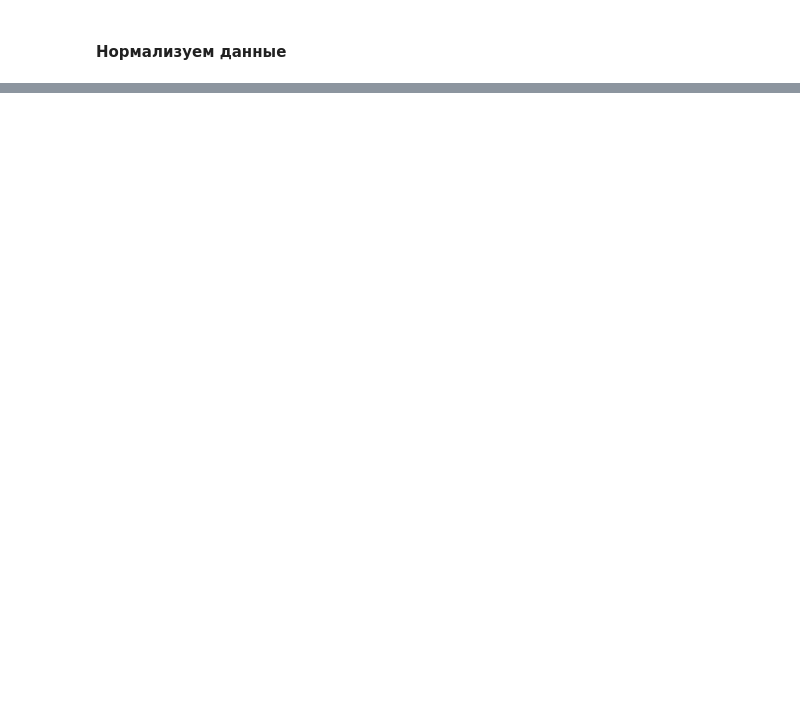
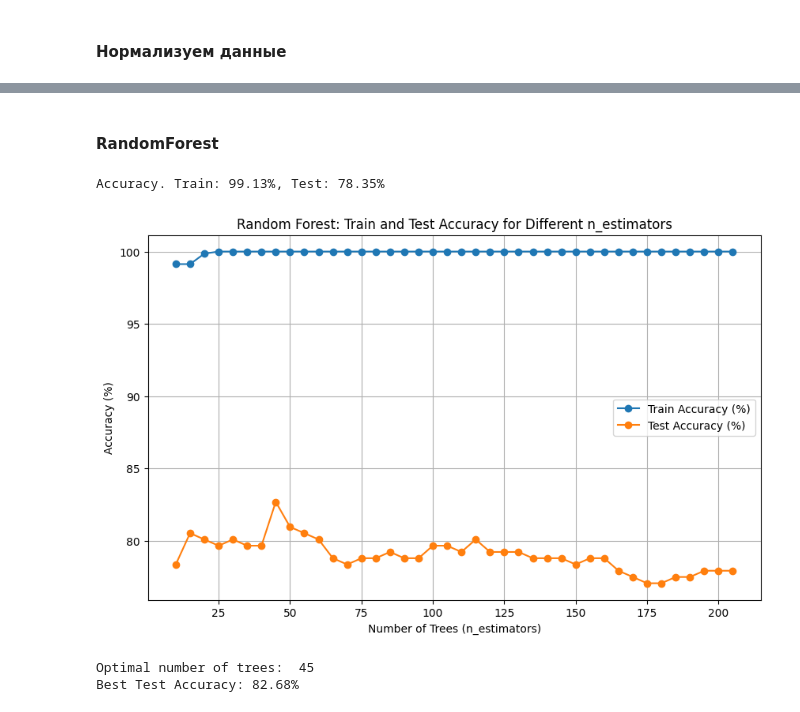
Before and after one commit to emilien-gus/Machine-Learning-course, a Jupyter notebook: startUp.ipynb, the cells around one changed output, grey strips where cells are left out. Cells and saved outputs as stored; diff of their text form; code cells hidden in the pictures; blank space fills up the shorter version.

```diff
--- a/startUp.ipynb
+++ b/startUp.ipynb
@@ -200,0 +351,3 @@ dtype: object
+# %%
+X_train = X_train.to_numpy()
+X_test = X_test.to_numpy()
@@ -200,0 +357,8 @@ dtype: object
+# %%
+from sklearn.neighbors import KNeighborsClassifier
+
+model = KNeighborsClassifier(n_neighbors = 10)
+model.fit(X_train, y_train)
+train_prod = 100 * model.score(X_train, y_train)
+test_prod = 100 * model.score(X_test, y_test)
+print("Accuracy. Train: {:.2f}%, Test: {:.2f}%".format(train_prod, test_prod))
@@ -200,0 +407,48 @@ dtype: object
+# %% [markdown]
+#### RandomForest
+# %%
+from sklearn.ensemble import RandomForestClassifier
+model = RandomForestClassifier(n_estimators=10, random_state=42)
+model.fit(X_train, y_train)
+
+train_accuracy = 100 * model.score(X_train, y_train)
+test_accuracy = 100 * model.score(X_test, y_test)
+
+print("Accuracy. Train: {:.2f}%, Test: {:.2f}%".format(train_accuracy, test_accuracy))
+# %% [output]
+Accuracy. Train: 99.13%, Test: 78.35%
+# %%
+train_accuracy = []
+test_accuracy = []
+
+# Диапазон количества деревьев
+n_estimators_range = range(10, 210, 5)  # Проверяем от 10 до 200 деревьев с шагом 10
+
+# Перебираем количество деревьев
+for n in n_estimators_range:
+    model = RandomForestClassifier(n_estimators=n, random_state=42)
+    model.fit(X_train, y_train)
+
+    # Оцениваем точность в процентах
+    train_accuracy.append(100 * model.score(X_train, y_train))
+    test_accuracy.append(100 * model.score(X_test, y_test))
+
+# Визуализация
+plt.figure(figsize=(10, 6))
+plt.plot(n_estimators_range, train_accuracy, label='Train Accuracy (%)', marker='o')
+plt.plot(n_estimators_range, test_accuracy, label='Test Accuracy (%)', marker='o')
+plt.xlabel('Number of Trees (n_estimators)')
+plt.ylabel('Accuracy (%)')
+plt.title('Random Forest: Train and Test Accuracy for Different n_estimators')
+plt.legend()
+plt.grid()
+plt.show()
+
+# Находим оптимальное количество деревьев
+optimal_n = n_estimators_range[test_accuracy.index(max(test_accuracy))]
+print("Optimal number of trees: ", optimal_n)
+print("Best Test Accuracy: {:.2f}%".format(max(test_accuracy)))
+# %% [output]
+[figure, added]
+Optimal number of trees:  45
+Best Test Accuracy: 82.68%
```
Also changed, not shown: parts of 37 cells of this notebook, 1 other file.
